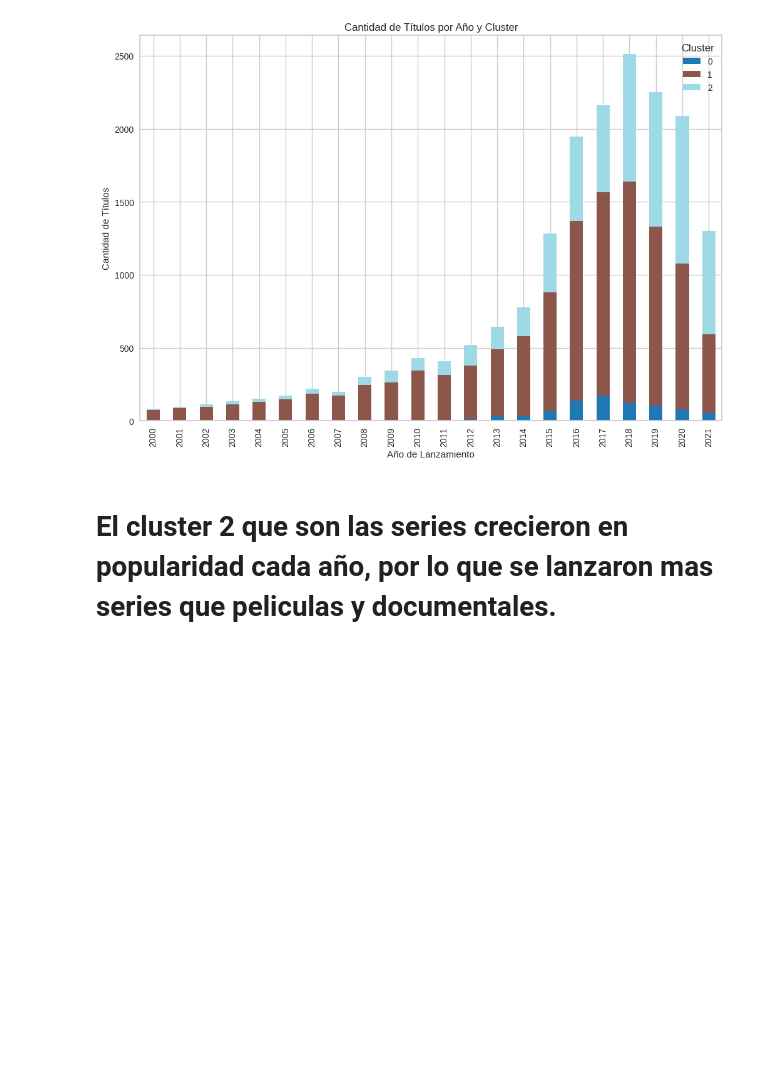
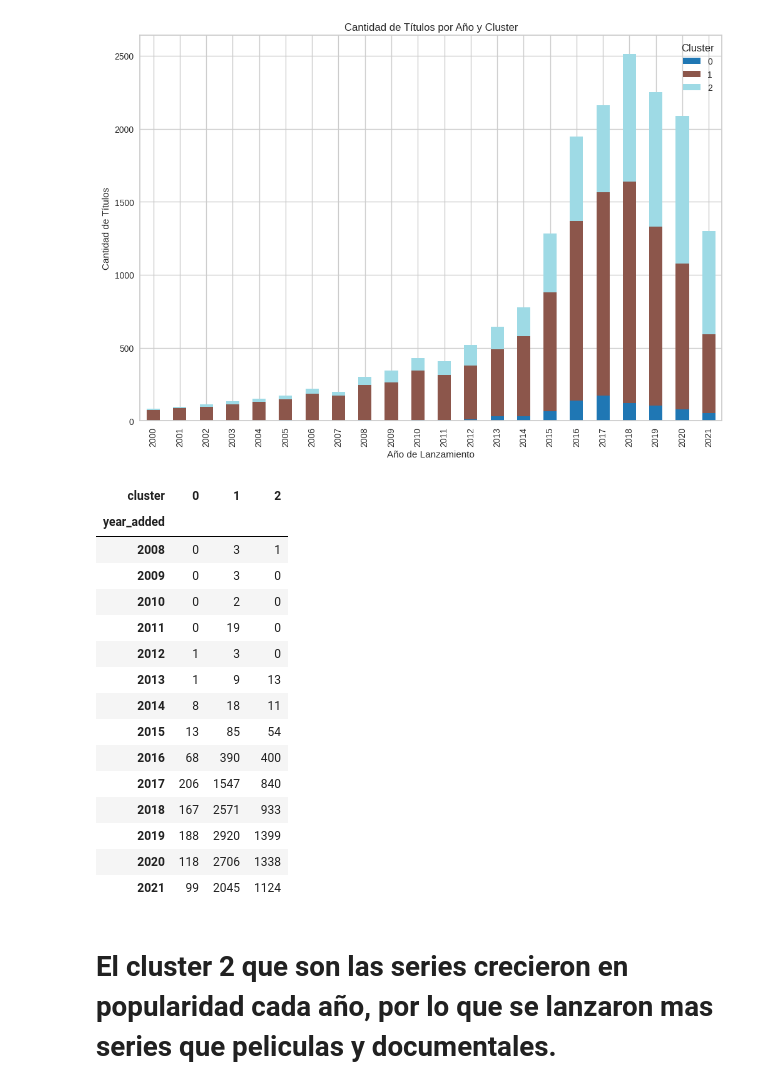
Before and after one commit to ronald-duarte/ds1, a Jupyter notebook: DEF_ProyectoDS_Final_Duarte.ipynb, the cells around one changed output. Cells and saved outputs as stored; diff of their text form; code cells hidden in the pictures; blank space fills up the shorter version.

```diff
--- a/DEF_ProyectoDS_Final_Duarte.ipynb
+++ b/DEF_ProyectoDS_Final_Duarte.ipynb
@@ -440,6 +454,25 @@ plt.legend(title='Cluster')
 plt.show()
 # %% [output]
 [figure]
+# %%
+titles_by_year_cluster
+# %% [output]
+| cluster | 0 | 1 | 2 |
+| year_added |  |  |  |
+| 2008 | 0 | 3 | 1 |
+| 2009 | 0 | 3 | 0 |
+| 2010 | 0 | 2 | 0 |
+| 2011 | 0 | 19 | 0 |
+| 2012 | 1 | 3 | 0 |
+| 2013 | 1 | 9 | 13 |
+| 2014 | 8 | 18 | 11 |
+| 2015 | 13 | 85 | 54 |
+| 2016 | 68 | 390 | 400 |
+| 2017 | 206 | 1547 | 840 |
+| 2018 | 167 | 2571 | 933 |
+| 2019 | 188 | 2920 | 1399 |
+| 2020 | 118 | 2706 | 1338 |
+| 2021 | 99 | 2045 | 1124 |
 # %% [markdown]
 # El cluster 2 que son las series crecieron en popularidad cada año, por lo que se lanzaron mas series que peliculas y documentales.
 # %%
```
Also changed, not shown: parts of 1 cell of this notebook.
